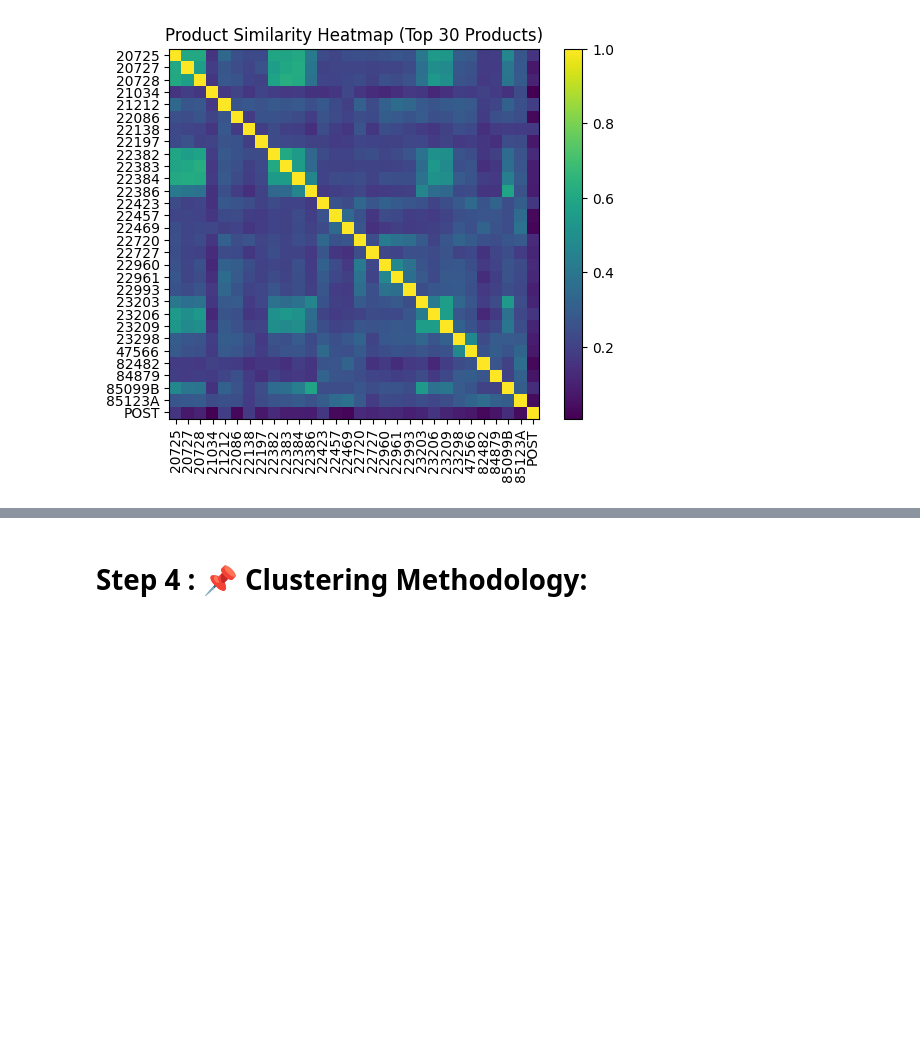
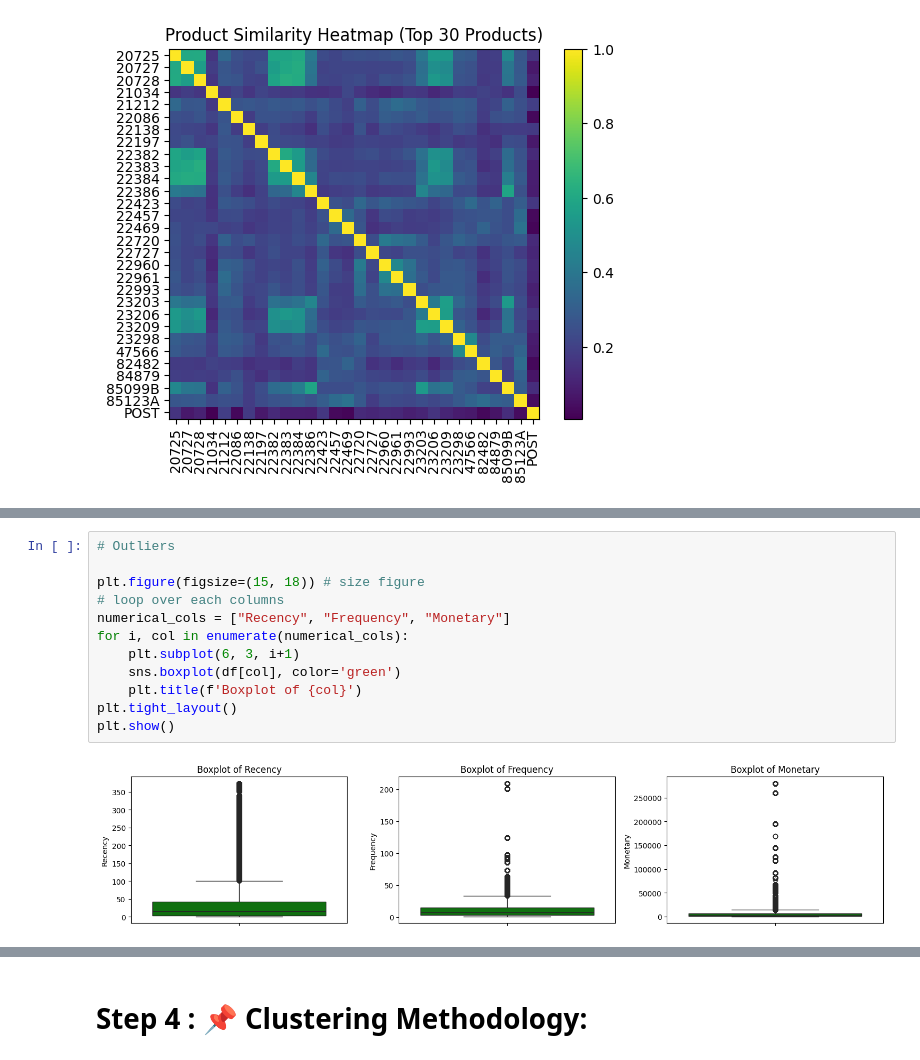
Before and after one commit to ArunK-ML/Project---Shopper-Spectrum-Customer-Segmentation-and-Product-Recommendations-in-E-Commerce, a Jupyter notebook: Shopper_Spectrum.ipynb, the cells around one changed output, grey strips where cells are left out. Drawn from its saved outputs; the diff is of its cells as text; blank space fills up the shorter version.

```diff
--- a/Shopper_Spectrum.ipynb
+++ b/Shopper_Spectrum.ipynb
@@ -318,0 +343,14 @@ plt.show()
+# %%
+# Outliers
+
+plt.figure(figsize=(15, 18)) # size figure
+# loop over each columns
+numerical_cols = ["Recency", "Frequency", "Monetary"]
+for i, col in enumerate(numerical_cols):
+    plt.subplot(6, 3, i+1)
+    sns.boxplot(df[col], color='green')
+    plt.title(f'Boxplot of {col}')
+plt.tight_layout()
+plt.show()
+# %% [output]
+[figure, added]
```
Also changed, not shown: parts of 3 cells of this notebook.
